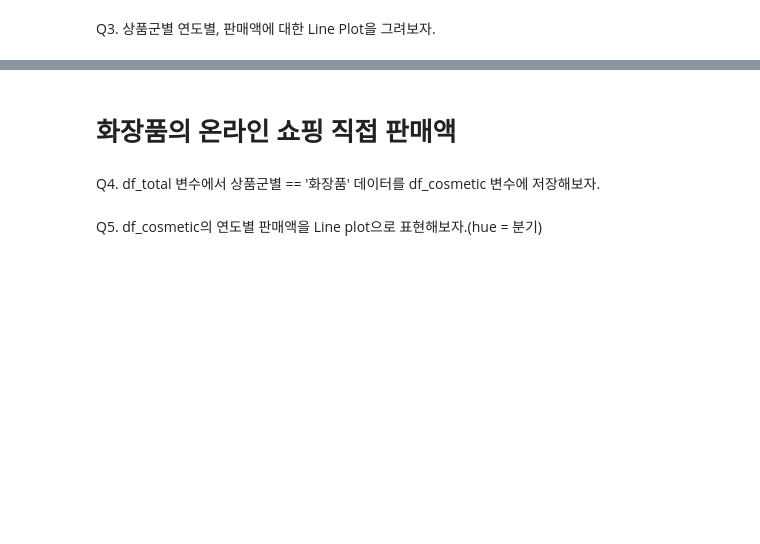
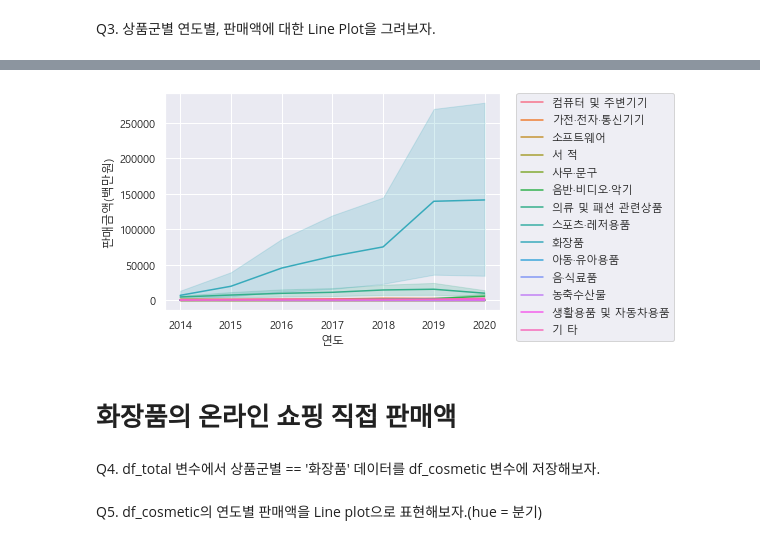
Before and after one commit to sener7106/TIL, a Jupyter notebook: Code/TEST_02.ipynb, the cells around one changed output, grey strips where cells are left out. Saved outputs shown, nothing was run; the diff lists cells and outputs as text; code cells hidden in the pictures; blank space fills up the shorter version.

```diff
--- a/Code/TEST_02.ipynb
+++ b/Code/TEST_02.ipynb
@@ -91,3 +175,9 @@ Q3. 상품군별 연도별, 판매액에 대한 Line Plot을 그려보자.
+# %%
+sns.lineplot(data = df_total, x = '연도', y = '판매금액(백만원)', hue = '상품군별')
+plt.legend(bbox_to_anchor = (1.05, 1), loc = 2, borderaxespad = 0.) # 1.05 밖에 표시
+plt.show()
+# %% [output]
+[figure, added]
 # %% [markdown]
 # 화장품의 온라인 쇼핑 직접 판매액
 # %% [markdown]
```
Also changed, not shown: parts of 42 cells of this notebook, 3 other files.
